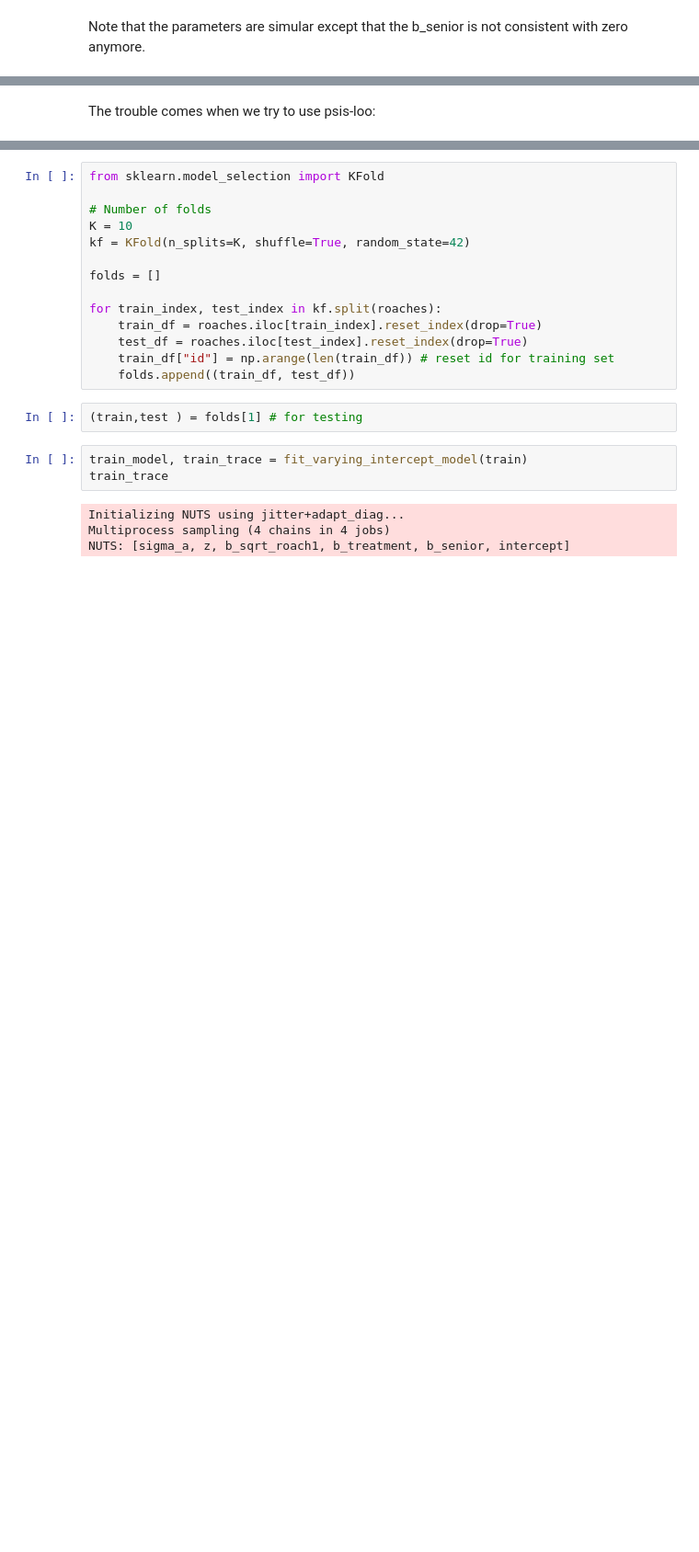
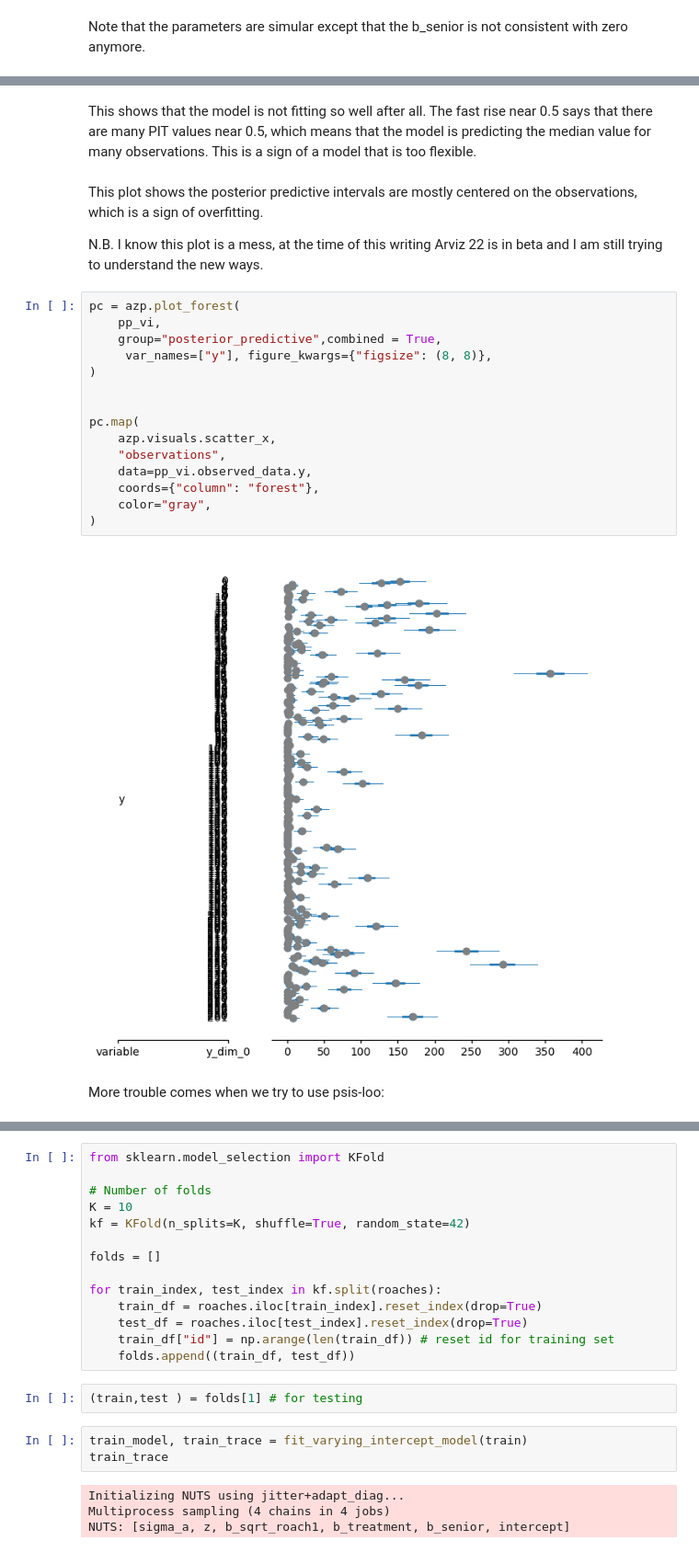
Before and after one commit to DrEntropy/BDA3_Study, a Jupyter notebook: roachescv.ipynb, the cells around one changed output, grey strips where cells are left out. Shown at 92% size. Drawn from its saved outputs; the diff is of its cells as text; blank space fills up the shorter version.

```diff
--- a/roachescv.ipynb
+++ b/roachescv.ipynb
@@ -367,4 +379,27 @@ Sampling: [y]
+# %% [markdown]
+This shows that the model is not fitting so well after all. The fast rise near 0.5 says that there are many PIT values near 0.5, which means that the model is predicting the median value for many observations. This is a sign of a model that is too flexible.
+# %% [markdown]
+This plot shows the posterior predictive intervals are mostly centered on the observations, which is a sign of overfitting.
+
+N.B. I know this plot is a mess, at the time of this writing Arviz 22 is in beta and I am still trying to understand the new ways.
+# %%
+pc = azp.plot_forest(
+    pp_vi,
+    group="posterior_predictive",combined = True,
+     var_names=["y"], figure_kwargs={"figsize": (8, 8)},
+)
+
+
+pc.map(
+    azp.visuals.scatter_x,
+    "observations",
+    data=pp_vi.observed_data.y,
+    coords={"column": "forest"},
+    color="gray",
+)
+# %% [output]
+[figure, added]
 # %% [markdown]
-The trouble comes when we try to use psis-loo:
+More trouble comes when we try to use psis-loo:
 # %%
 loo_vi = azs.loo(trace_vi)
```
Also changed, not shown: parts of 29 cells of this notebook.
